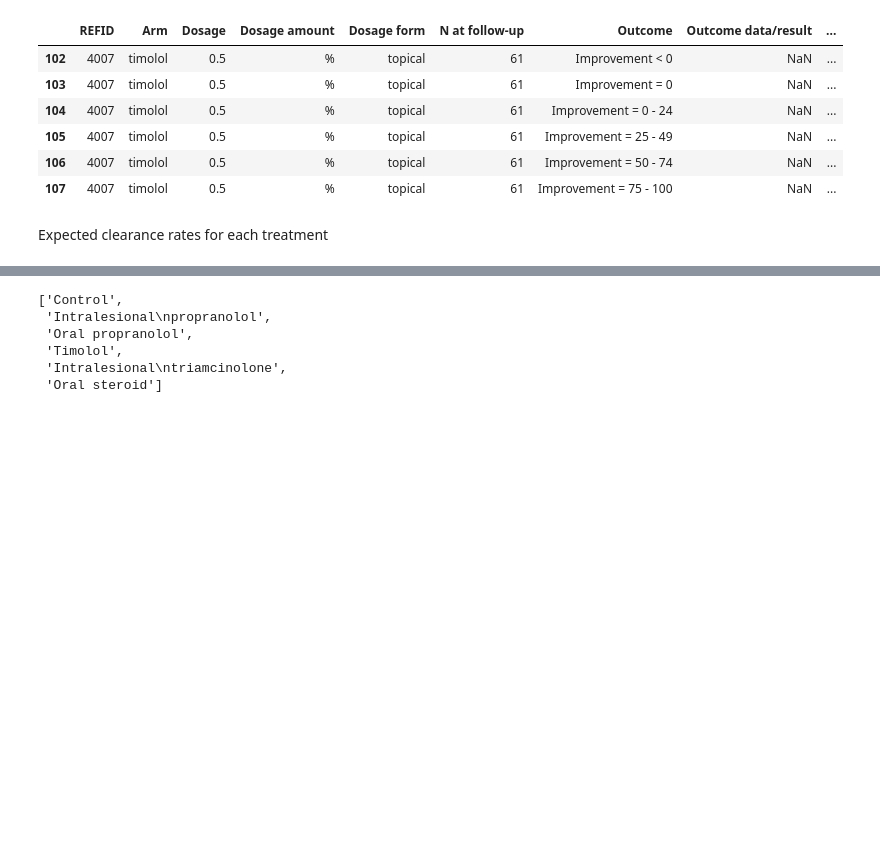
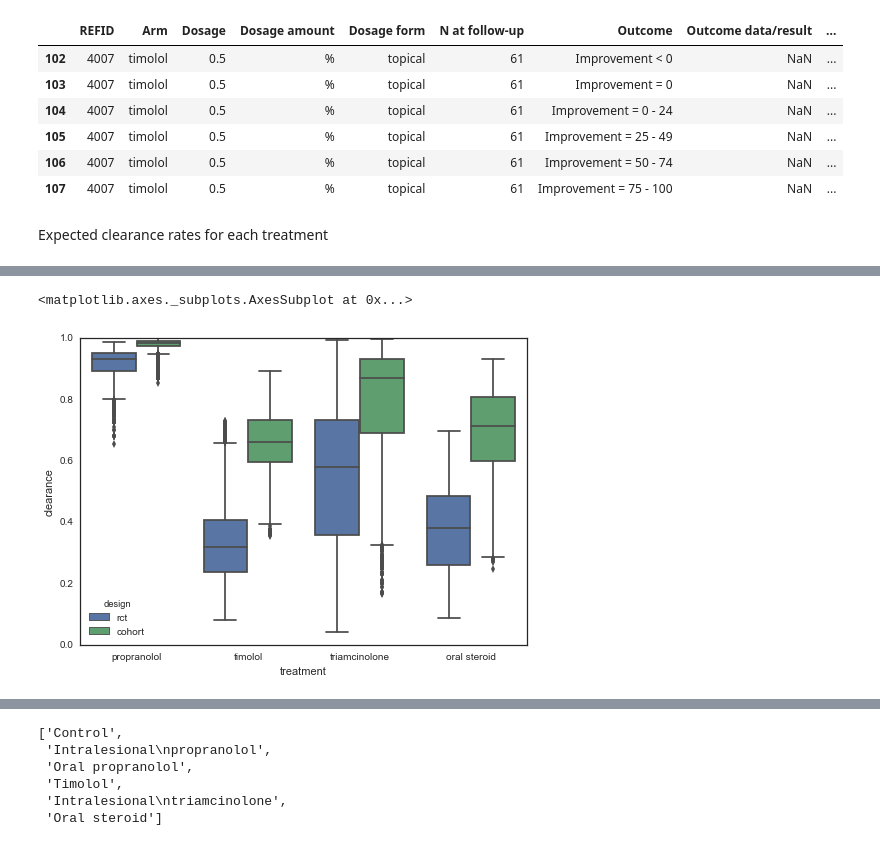
Before and after one commit to VanderbiltPopHealthSci/IH_meta-analysis, a Jupyter notebook: Infantile Hemangioma Meta-analysis.ipynb, the cells around one changed output, grey strips where cells are left out. Cells and saved outputs as stored; diff of their text form; code cells hidden in the pictures; blank space fills up the shorter version.

Commit message:
Added cohort design covariate

```diff
--- a/Infantile Hemangioma Meta-analysis.ipynb
+++ b/Infantile Hemangioma Meta-analysis.ipynb
@@ -273,3 +275,5 @@ Alternate mode of delivery effects for propranolol (oral is baseline)
+# %%
+η = pm.Normal('η', 0, 0.001, value=0)
 # %% [markdown]
 Quality score threshold. Studies must have at least this level to be included.
 # %%
@@ -1069,0 +1165,19 @@ M.sample(iterations, burn)
+# %%
+dfs = [pd.DataFrame(pm.invlogit(μ.trace()[:, np.newaxis] + θ.trace()),
+                    columns=['propranolol',
+                            'timolol',
+                            'triamcinolone',
+                            'oral steroid']).stack().reset_index().assign(design='rct'),
+       pd.DataFrame(pm.invlogit(μ.trace()[:, np.newaxis] + θ.trace() + η.trace()[:, np.newaxis]),
+                    columns=['propranolol',
+                            'timolol',
+                            'triamcinolone',
+                            'oral steroid']).stack().reset_index().assign(design='cohort')]
+
+design_effects = pd.concat(dfs, ignore_index=True)
+design_effects.columns = ['iteration', 'treatment', 'clearance', 'design']
+# %%
+sb.boxplot(x='treatment', y='clearance', hue='design', data=design_effects)
+# %% [output]
+<matplotlib.axes._subplots.AxesSubplot at 0x...>
+[figure, added]
```
Also changed, not shown: parts of 52 cells of this notebook.
